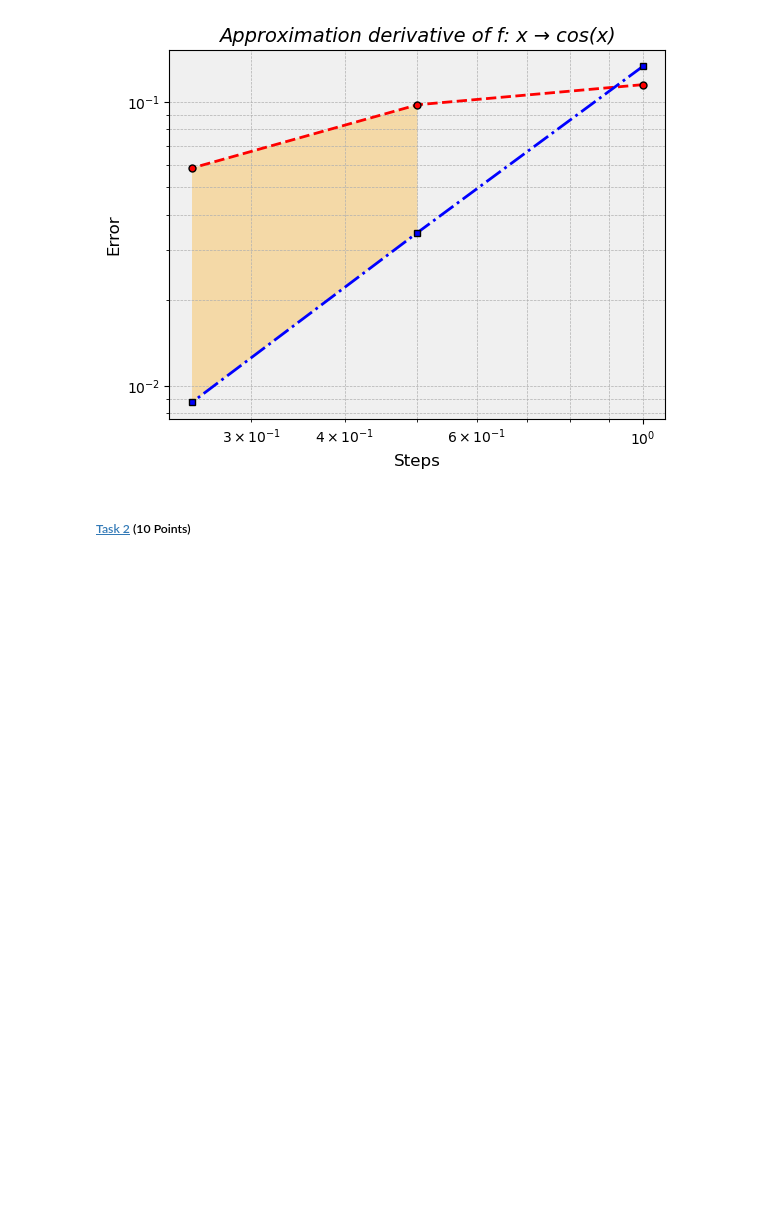
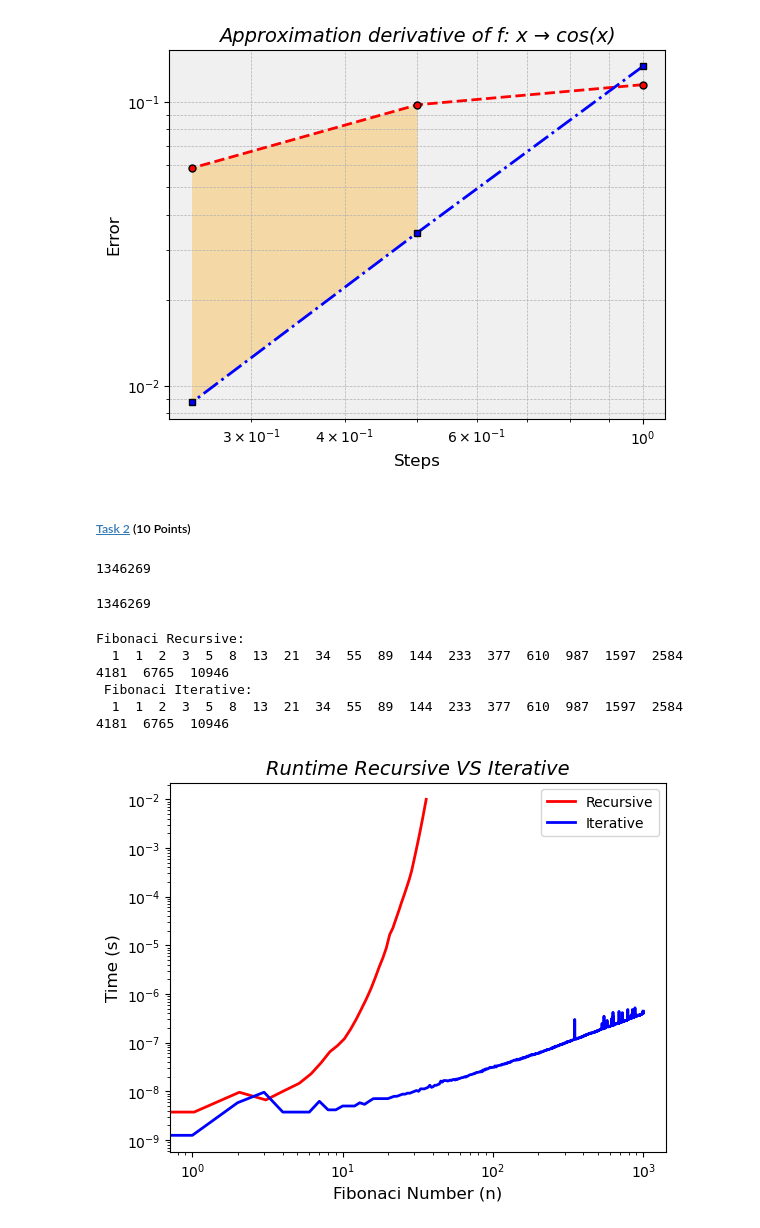
Before and after one commit to VictoriousGladiator/01ALMA1, a Jupyter notebook: 03Week.ipynb, the cells around one changed output. Saved outputs shown, nothing was run; the diff lists cells and outputs as text; code cells hidden in the pictures; blank space fills up the shorter version.

```diff
--- a/03Week.ipynb
+++ b/03Week.ipynb
@@ -296,0 +294,4 @@ def Fibonacci_i():
+# %%
+Fibonacci_r(30)
+# %% [output]
+1346269
@@ -296,0 +312,61 @@ def Fibonacci_i():
+# %%
+Fibonacci_i(30)
+# %% [output]
+1346269
+# %%
+# ------ c ------
+import numpy as np
+import timeit
+MAX_A = 35                            #recursive (here: 1 ≤ n ≤ 35)
+MAX_B = 1000                          #iterative (here: 1 ≤ n ≤ 1000)
+y_r = np.zeros(MAX_A + 1)
+y_i = np.zeros(MAX_B + 1)
+
+for i in range(MAX_A + 1):
+    start = timeit.default_timer()
+    Fibonacci_r(i)
+    end = timeit.default_timer()
+    time = (end - start) / 100
+    y_r[i] = time
+
+for i in range(MAX_B + 1):
+    start = timeit.default_timer()
+    Fibonacci_i(i)
+    end = timeit.default_timer()
+    time = (end - start) / 100
+    y_i[i] = time
+# %%
+print('Fibonaci Recursive:')
+for i in range(21):
+    print(' ',Fibonacci_r(i), end='')
+
+print('\n','Fibonaci Iterative:')
+for i in range(21):
+    print(' ',Fibonacci_i(i), end='')
+# %% [output]
+Fibonaci Recursive:
+  1  1  2  3  5  8  13  21  34  55  89  144  233  377  610  987  1597  2584  4181  6765  10946
+ Fibonaci Iterative:
+  1  1  2  3  5  8  13  21  34  55  89  144  233  377  610  987  1597  2584  4181  6765  10946
+# %%
+import matplotlib.pyplot as plot
+fig, ax = plot.subplots()
+
+ax.semilogy(np.linspace(0, MAX_A + 1, MAX_A +1), y_r, label='Recursive',
+            color="red",
+            linewidth=2,
+            markersize=5,
+            markeredgecolor='black')
+ax.loglog(np.linspace(0, MAX_B + 1, MAX_B +1), y_i, label='Iterative',
+            color="blue",
+            linewidth=2,
+            markersize=5,
+            markeredgecolor='black')
+
+ax.set_title("Runtime Recursive VS Iterative",fontsize=14, fontstyle='italic')
+ax.set_xlabel("Fibonaci Number (n)", fontsize=12)
+ax.set_ylabel("Time (s)",fontsize=12)
+ax.legend()
+plot.show()
+# %% [output]
+[figure, added]
```
Also changed, not shown: parts of 6 cells of this notebook.
